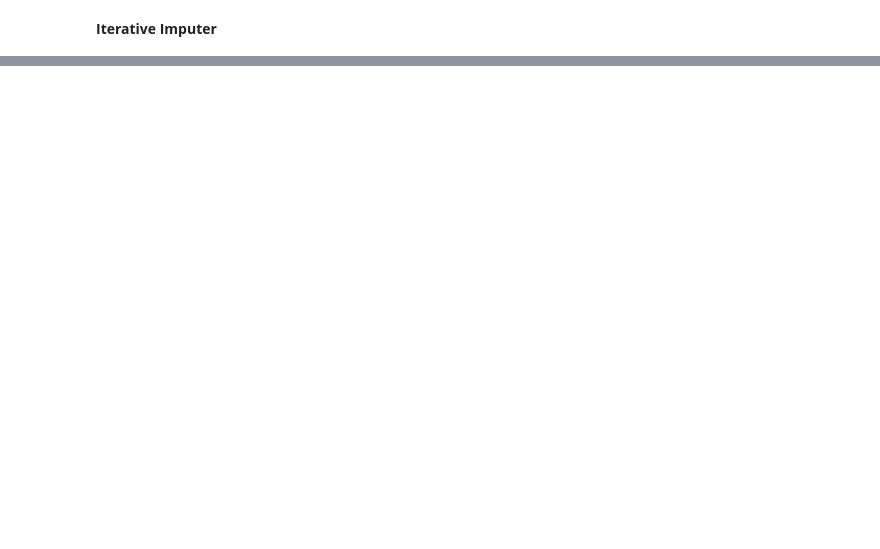
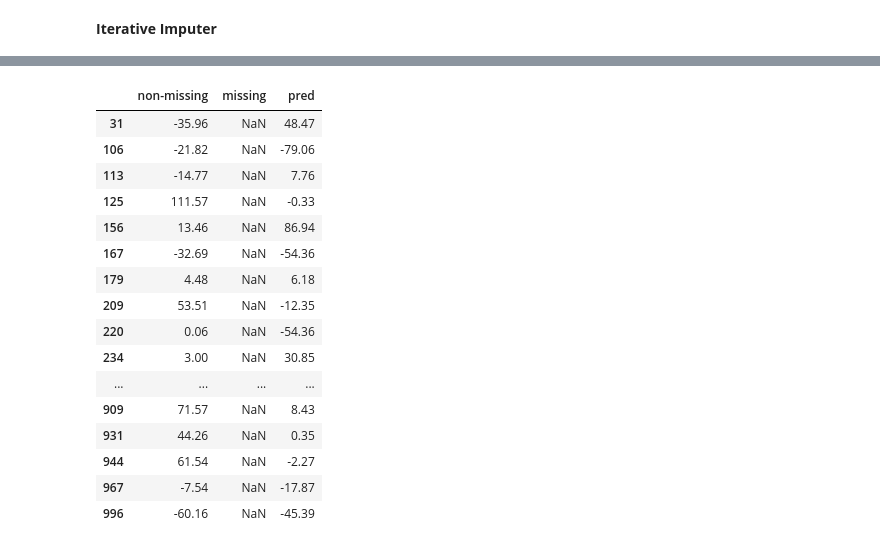
Before and after one commit to ronylpatil/data-preprocessing, a Jupyter notebook: notebooks/missing_values.ipynb, the cells around one changed output, grey strips where cells are left out. Cells and saved outputs as stored; diff of their text form; code cells hidden in the pictures; blank space fills up the shorter version.

Commit message:
implement KNN imputer, iterative imputer, and MICEforest

```diff
--- a/notebooks/missing_values.ipynb
+++ b/notebooks/missing_values.ipynb
@@ -222,0 +350,35 @@ plt.show()
+# %%
+import miceforest as mf
+
+# Create kernel.
+kds = mf.ImputationKernel(
+  df,
+  random_state=1991
+)
+
+# Run the MICE algorithm for 2 iterations
+kds.mice(50)
+
+# Return the completed dataset.
+iris_complete = kds.complete_data()
+# %%
+a = pd.DataFrame({'non-missing': temp, 'missing': f1, 'pred': iris_complete['Feature1']})
+a[a.isnull().any(axis=1)]
+# %% [output]
+|  | non-missing | missing | pred |
+| 31 | -35.96 | NaN | 48.47 |
+| 106 | -21.82 | NaN | -79.06 |
+| 113 | -14.77 | NaN | 7.76 |
+| 125 | 111.57 | NaN | -0.33 |
+| 156 | 13.46 | NaN | 86.94 |
+| 167 | -32.69 | NaN | -54.36 |
+| 179 | 4.48 | NaN | 6.18 |
+| 209 | 53.51 | NaN | -12.35 |
+| 220 | 0.06 | NaN | -54.36 |
+| 234 | 3.00 | NaN | 30.85 |
+| ... | ... | ... | ... |
+| 909 | 71.57 | NaN | 8.43 |
+| 931 | 44.26 | NaN | 0.35 |
+| 944 | 61.54 | NaN | -2.27 |
+| 967 | -7.54 | NaN | -17.87 |
+| 996 | -60.16 | NaN | -45.39 |
```
Also changed, not shown: parts of 16 cells of this notebook.
